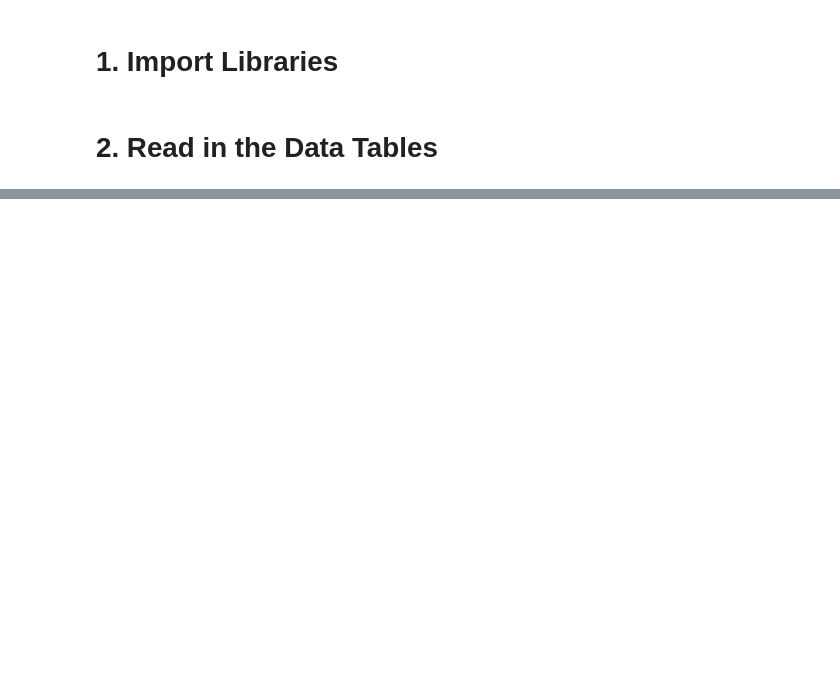
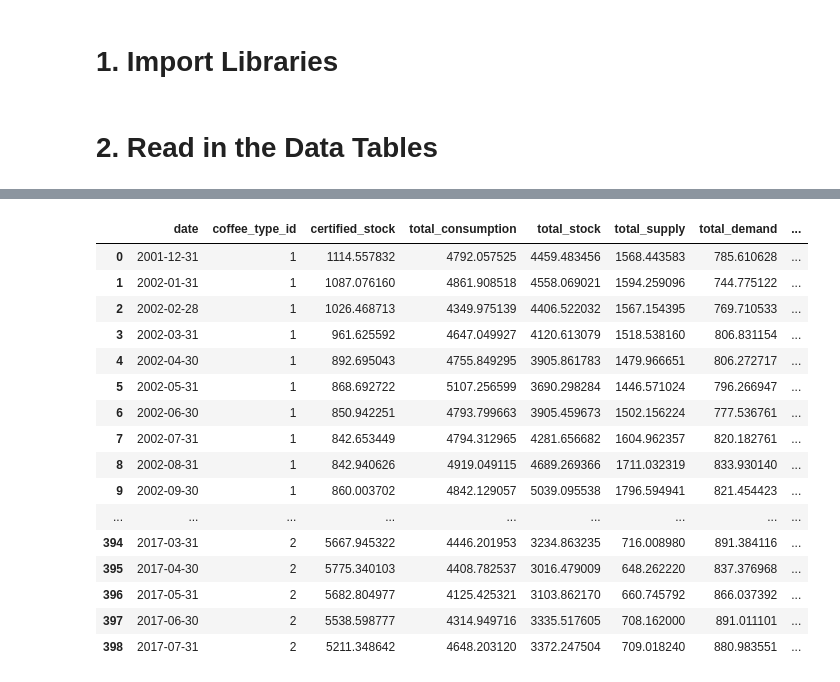
Before and after one commit to lneuendorf/LDC_Test, a Jupyter notebook: analysis.ipynb, the cells around one changed output, grey strips where cells are left out. Cells and saved outputs as stored; diff of their text form; code cells hidden in the pictures; blank space fills up the shorter version.

```diff
--- a/analysis.ipynb
+++ b/analysis.ipynb
@@ -3,6 +3,8 @@
 # %%
 import sqlite3
 import pandas as pd
+pd.set_option('display.max_rows', None)
+pd.set_option('display.max_columns', None)
 # %% [markdown]
 # 2. Read in the Data Tables
 # %%
@@ -28,0 +79,20 @@ df_price['date'] = pd.to_datetime(df_price['date'], format='%Y-%m-%d')
+# %%
+df
+# %% [output]
+|  | date | coffee_type_id | certified_stock | total_consumption | total_stock | total_supply | total_demand | ... |
+| 0 | 2001-12-31 | 1 | 1114.557832 | 4792.057525 | 4459.483456 | 1568.443583 | 785.610628 | ... |
+| 1 | 2002-01-31 | 1 | 1087.076160 | 4861.908518 | 4558.069021 | 1594.259096 | 744.775122 | ... |
+| 2 | 2002-02-28 | 1 | 1026.468713 | 4349.975139 | 4406.522032 | 1567.154395 | 769.710533 | ... |
+| 3 | 2002-03-31 | 1 | 961.625592 | 4647.049927 | 4120.613079 | 1518.538160 | 806.831154 | ... |
+| 4 | 2002-04-30 | 1 | 892.695043 | 4755.849295 | 3905.861783 | 1479.966651 | 806.272717 | ... |
+| 5 | 2002-05-31 | 1 | 868.692722 | 5107.256599 | 3690.298284 | 1446.571024 | 796.266947 | ... |
+| 6 | 2002-06-30 | 1 | 850.942251 | 4793.799663 | 3905.459673 | 1502.156224 | 777.536761 | ... |
+| 7 | 2002-07-31 | 1 | 842.653449 | 4794.312965 | 4281.656682 | 1604.962357 | 820.182761 | ... |
+| 8 | 2002-08-31 | 1 | 842.940626 | 4919.049115 | 4689.269366 | 1711.032319 | 833.930140 | ... |
+| 9 | 2002-09-30 | 1 | 860.003702 | 4842.129057 | 5039.095538 | 1796.594941 | 821.454423 | ... |
+| ... | ... | ... | ... | ... | ... | ... | ... | ... |
+| 394 | 2017-03-31 | 2 | 5667.945322 | 4446.201953 | 3234.863235 | 716.008980 | 891.384116 | ... |
+| 395 | 2017-04-30 | 2 | 5775.340103 | 4408.782537 | 3016.479009 | 648.262220 | 837.376968 | ... |
+| 396 | 2017-05-31 | 2 | 5682.804977 | 4125.425321 | 3103.862170 | 660.745792 | 866.037392 | ... |
+| 397 | 2017-06-30 | 2 | 5538.598777 | 4314.949716 | 3335.517605 | 708.162000 | 891.011101 | ... |
+| 398 | 2017-07-31 | 2 | 5211.348642 | 4648.203120 | 3372.247504 | 709.018240 | 880.983551 | ... |
```
Also changed, not shown: parts of 20 cells of this notebook, 2 other files.
